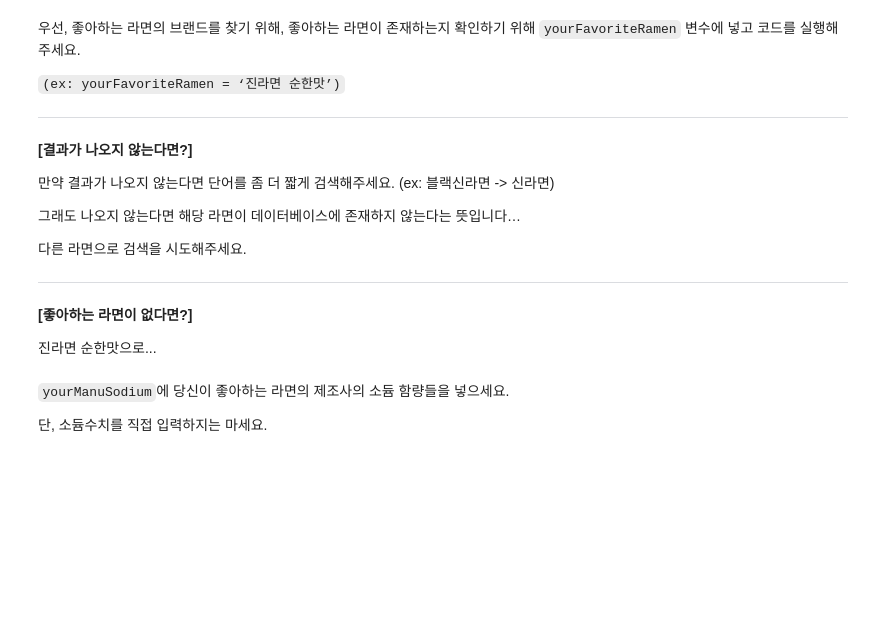
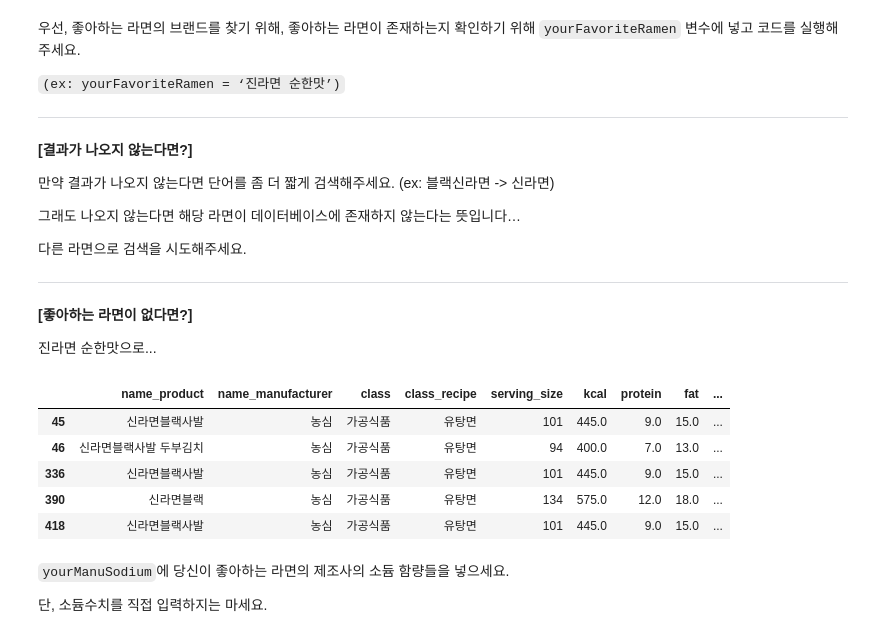
Before and after one commit to yula00/DAP_2022, a Jupyter notebook: lecture3.ipynb, the cells around one changed output. Saved outputs shown, nothing was run; the diff lists cells and outputs as text; code cells hidden in the pictures; blank space fills up the shorter version.

```diff
--- a/lecture3.ipynb
+++ b/lecture3.ipynb
@@ -459,8 +500,15 @@ plt.show()
 
 진라면 순한맛으로...
 # %%
-yourFavoriteRamen = ############
+yourFavoriteRamen = '신라면블랙'
 df[df['name_product'].str.contains(yourFavoriteRamen)]
+# %% [output]
+|  | name_product | name_manufacturer | class | class_recipe | serving_size | kcal | protein | fat | ... |
+| 45 | 신라면블랙사발 | 농심 | 가공식품 | 유탕면 | 101 | 445.0 | 9.0 | 15.0 | ... |
+| 46 | 신라면블랙사발 두부김치 | 농심 | 가공식품 | 유탕면 | 94 | 400.0 | 7.0 | 13.0 | ... |
+| 336 | 신라면블랙사발 | 농심 | 가공식품 | 유탕면 | 101 | 445.0 | 9.0 | 15.0 | ... |
+| 390 | 신라면블랙 | 농심 | 가공식품 | 유탕면 | 134 | 575.0 | 12.0 | 18.0 | ... |
+| 418 | 신라면블랙사발 | 농심 | 가공식품 | 유탕면 | 101 | 445.0 | 9.0 | 15.0 | ... |
 # %% [markdown]
 `yourManuSodium`에 당신이 좋아하는 라면의 제조사의 소듐 함량들을 넣으세요.
 
```
Also changed, not shown: parts of 14 cells of this notebook.
